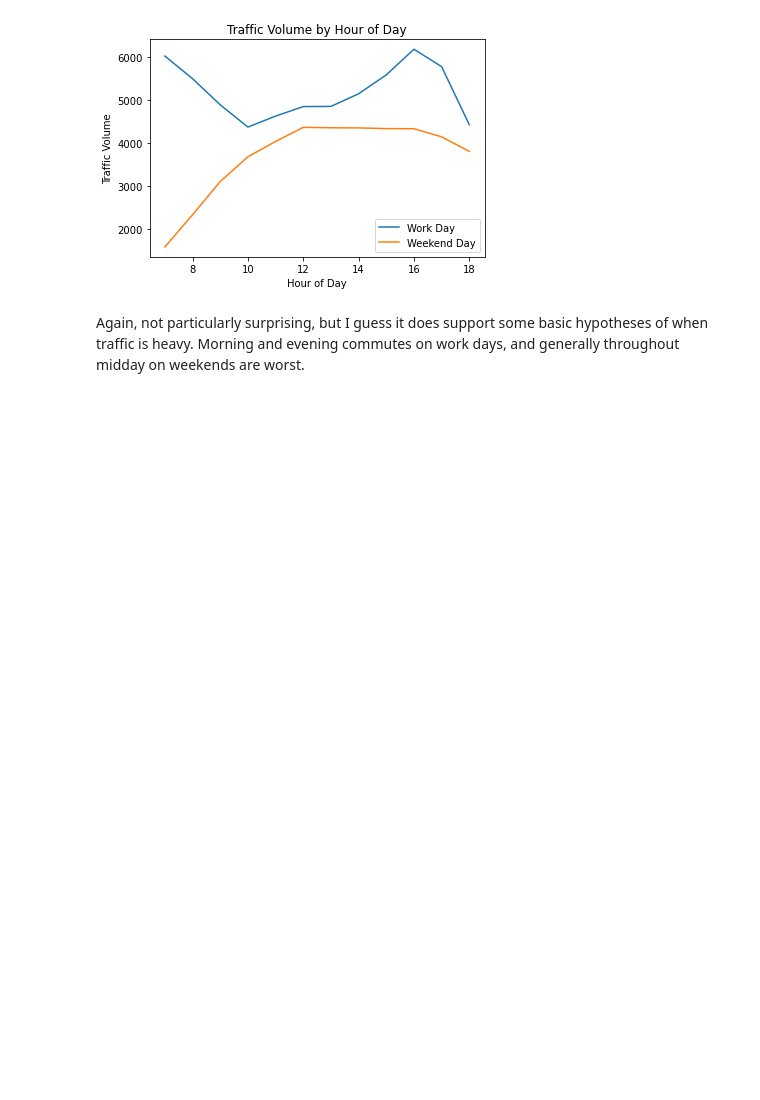
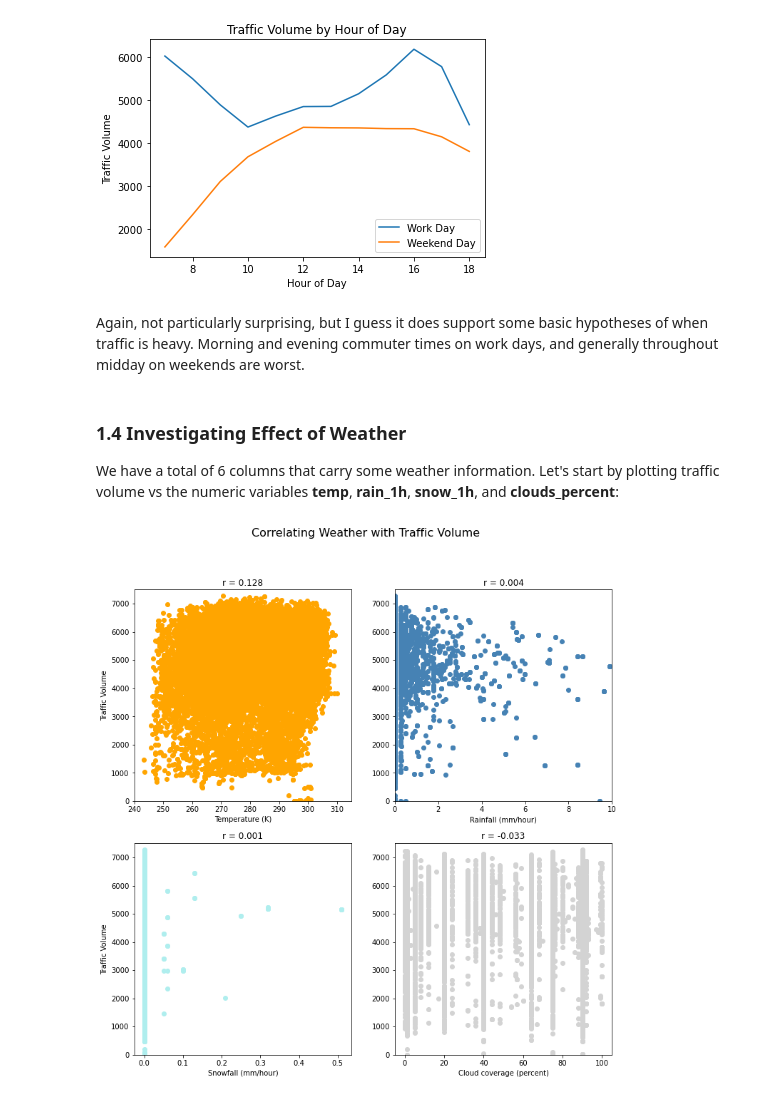
Before and after one commit to sfreema/LearningProjects, a Jupyter notebook: Finding_Heavy_Traffic_Indicators_on_I-94/traffic_indicators.ipynb, the cells around one changed output. Drawn from its saved outputs; the diff is of its cells as text; code cells hidden in the pictures; blank space fills up the shorter version.

Commit message:
Done traffic project

```diff
--- a/Finding_Heavy_Traffic_Indicators_on_I-94/traffic_indicators.ipynb
+++ b/Finding_Heavy_Traffic_Indicators_on_I-94/traffic_indicators.ipynb
@@ -265,4 +266,44 @@ See the caveats in the documentation: https://pandas.pydata.org/pandas-docs/stab
   day_time['hour'] = day_time['date_time'].dt.hour
 [figure]
 # %% [markdown]
-Again, not particularly surprising, but I guess it does support some basic hypotheses of when traffic is heavy. Morning and evening commutes on work days, and generally throughout midday on weekends are worst.
+Again, not particularly surprising, but I guess it does support some basic hypotheses of when traffic is heavy. Morning and evening commuter times on work days, and generally throughout midday on weekends are worst.
+# %% [markdown]
+### 1.4 Investigating Effect of Weather
+
+We have a total of 6 columns that carry some weather information. Let's start by plotting traffic volume vs the numeric variables **temp**, **rain_1h**, **snow_1h**, and **clouds_percent**:
+# %%
+fig = plt.figure(figsize=(12,12))
+fig.suptitle('Correlating Weather with Traffic Volume',fontsize=16)
+
+plt.subplot(2,2,1)
+plt.scatter(x=day_time['temp'],y=day_time['traffic_volume'],color='orange')
+plt.xlim([240,315])
+plt.ylim([0,7500])
+plt.xlabel('Temperature (K)')
+plt.ylabel('Traffic Volume')
+plt.title('r = {}'.format(round(day_time['temp'].corr(day_time['traffic_volume']),3)))
+
+plt.subplot(2,2,2)
+plt.scatter(x=day_time['rain_1h'],y=day_time['traffic_volume'],color='steelblue')
+plt.xlim([0,10])
+plt.ylim([0,7500])
+plt.xlabel('Rainfall (mm/hour)')
+plt.title('r = {}'.format(round(day_time['rain_1h'].corr(day_time['traffic_volume']),3)))
+
+plt.subplot(2,2,3)
+plt.scatter(x=day_time['snow_1h'],y=day_time['traffic_volume'],color='paleturquoise')
+plt.ylim([0,7500])
+plt.xlabel('Snowfall (mm/hour)')
+plt.ylabel('Traffic Volume')
+plt.title('r = {}'.format(round(day_time['snow_1h'].corr(day_time['traffic_volume']),3)))
+
+plt.subplot(2,2,4)
+plt.scatter(x=day_time['clouds_percent'],y=day_time['traffic_volume'],color='lightgrey')
+#plt.xlim([0,10])
+plt.ylim([0,7500])
+plt.xlabel('Cloud coverage (percent)')
+plt.title('r = {}'.format(round(day_time['clouds_percent'].corr(day_time['traffic_volume']),3)))
+
+plt.show()
+# %% [output]
+[figure, added]
```
Also changed, not shown: parts of 9 cells of this notebook.
